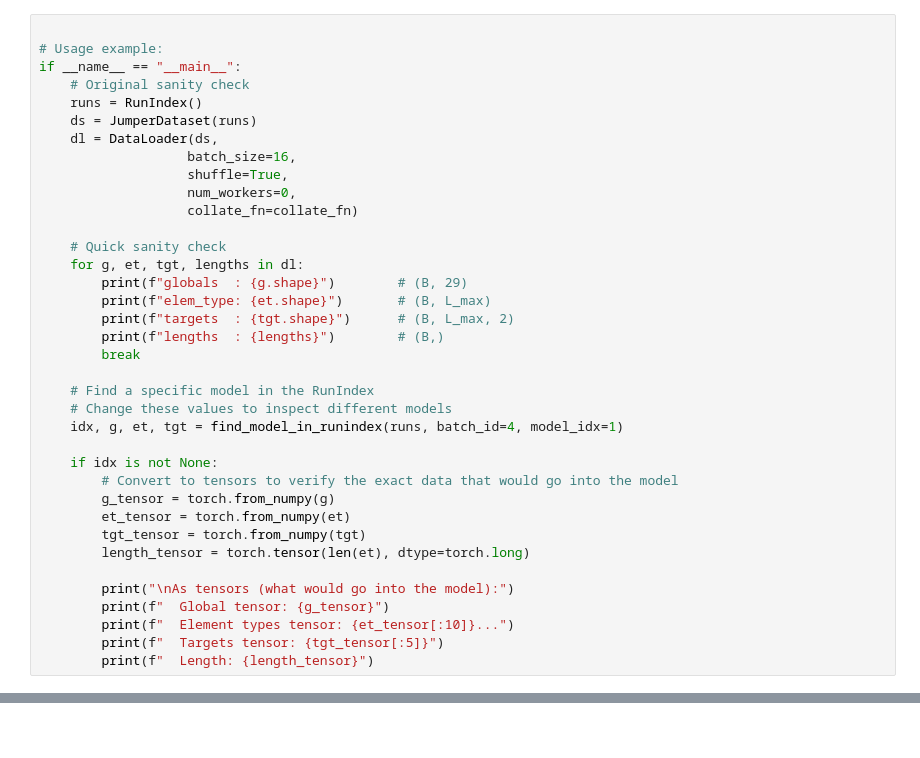
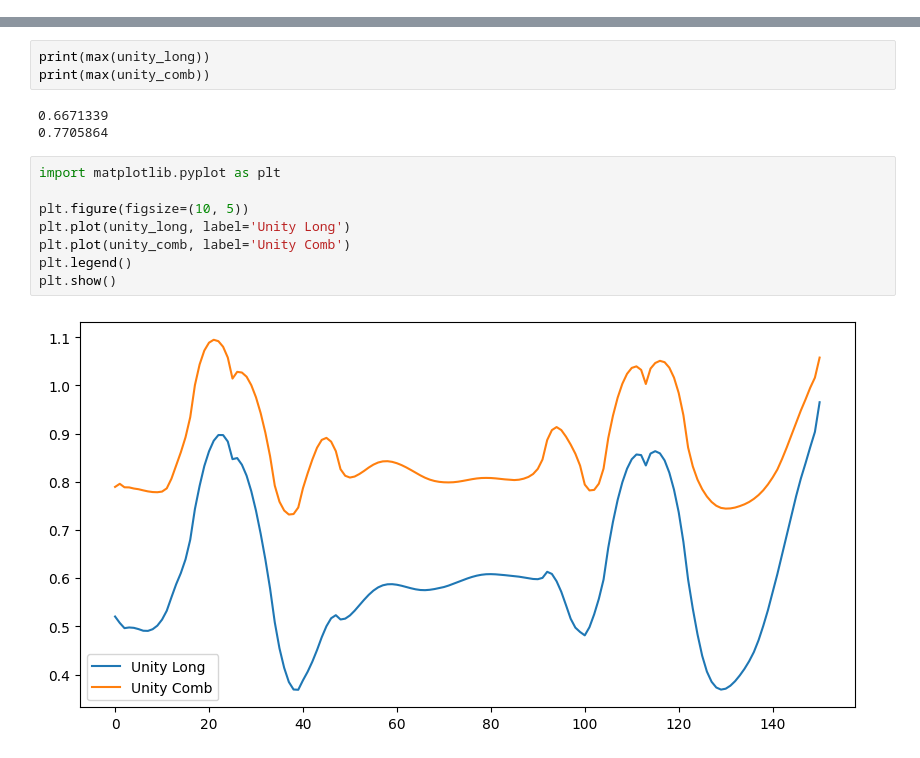
Before and after one commit to Chiyang77/BiLSTM_pipeline, a Jupyter notebook: LSTM_v2.ipynb, the cells around one changed output, grey strips where cells are left out. Saved outputs shown, nothing was run; the diff lists cells and outputs as text; blank space fills up the shorter version.

```diff
--- a/LSTM_v2.ipynb
+++ b/LSTM_v2.ipynb
@@ -192,37 +262,0 @@ def find_model_in_runindex(run_index: RunIndex, batch_id: int, model_idx: int):
-# %%
-
-# Usage example:
-if __name__ == "__main__":
-    # Original sanity check
-    runs = RunIndex()
-    ds = JumperDataset(runs)
-    dl = DataLoader(ds,
-                   batch_size=16,
-                   shuffle=True,
-                   num_workers=0,
-                   collate_fn=collate_fn)
-
-    # Quick sanity check
-    for g, et, tgt, lengths in dl:
-        print(f"globals  : {g.shape}")        # (B, 29)
-        print(f"elem_type: {et.shape}")       # (B, L_max)
-        print(f"targets  : {tgt.shape}")      # (B, L_max, 2)
-        print(f"lengths  : {lengths}")        # (B,)
-        break
-
-    # Find a specific model in the RunIndex
-    # Change these values to inspect different models
-    idx, g, et, tgt = find_model_in_runindex(runs, batch_id=4, model_idx=1)
-
-    if idx is not None:
-        # Convert to tensors to verify the exact data that would go into the model
-        g_tensor = torch.from_numpy(g)
-        et_tensor = torch.from_numpy(et)
-        tgt_tensor = torch.from_numpy(tgt)
-        length_tensor = torch.tensor(len(et), dtype=torch.long)
-
-        print("\nAs tensors (what would go into the model):")
-        print(f"  Global tensor: {g_tensor}")
-        print(f"  Element types tensor: {et_tensor[:10]}...")
-        print(f"  Targets tensor: {tgt_tensor[:5]}")
-        print(f"  Length: {length_tensor}")
@@ -503,0 +609,16 @@ Generated 151 elements (OD=1.333, total pipe length=213.0m)
+# %%
+print(max(unity_long))
+print(max(unity_comb))
+# %% [output]
+0.6671339
+0.7705864
+# %%
+import matplotlib.pyplot as plt
+
+plt.figure(figsize=(10, 5))
+plt.plot(unity_long, label='Unity Long')
+plt.plot(unity_comb, label='Unity Comb')
+plt.legend()
+plt.show()
+# %% [output]
+[figure, added]
```
Also changed, not shown: parts of 7 cells of this notebook.
